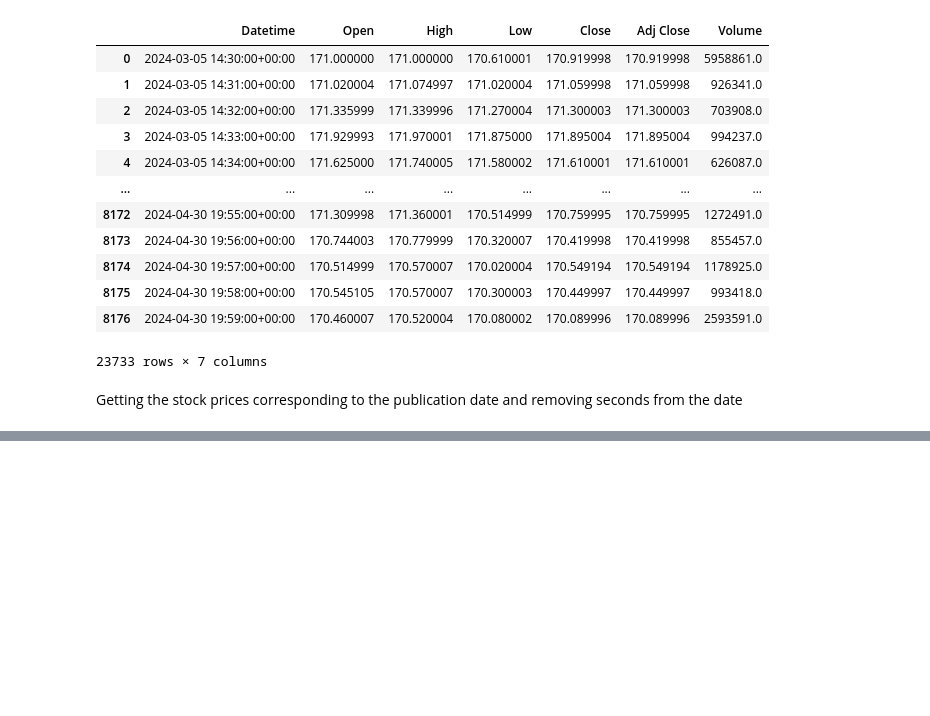
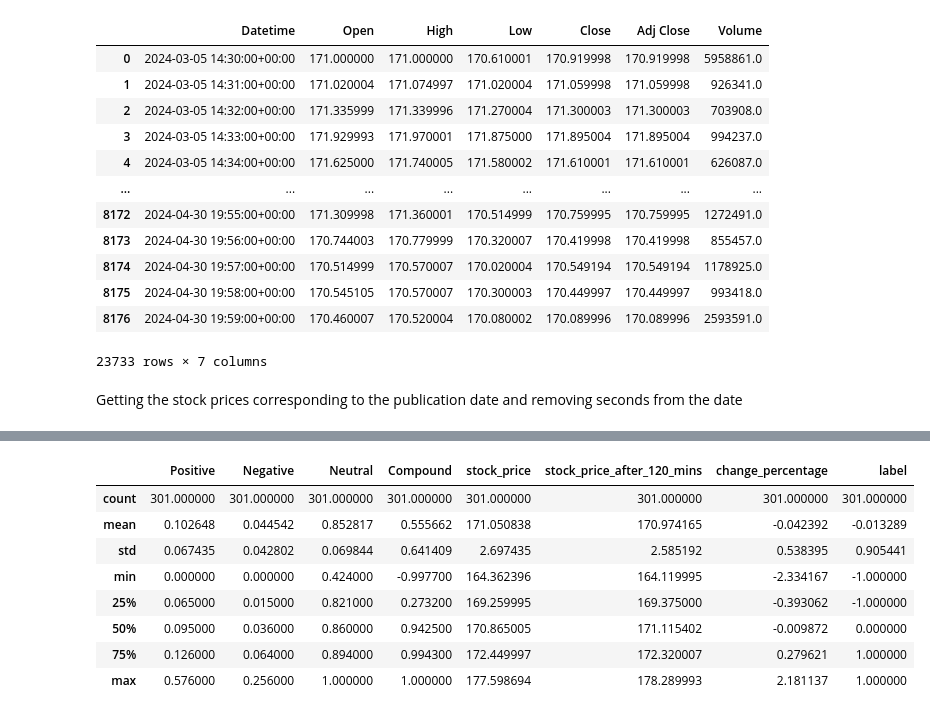
Before and after one commit to joudabihaidar/MarketMind, a Jupyter notebook: notebooks/labeling.ipynb, the cells around one changed output, grey strips where cells are left out. Drawn from its saved outputs; the diff is of its cells as text; code cells hidden in the pictures; blank space fills up the shorter version.

```diff
--- a/notebooks/labeling.ipynb
+++ b/notebooks/labeling.ipynb
@@ -320,0 +329,12 @@ after_1_day.to_csv(r'..\data\stockPrices\stock_prices_after_1_day.csv',index=Fal
+# %%
+after_6_hours.describe()
+# %% [output]
+|  | Positive | Negative | Neutral | Compound | stock_price | stock_price_after_120_mins | change_percentage | label |
+| count | 301.000000 | 301.000000 | 301.000000 | 301.000000 | 301.000000 | 301.000000 | 301.000000 | 301.000000 |
+| mean | 0.102648 | 0.044542 | 0.852817 | 0.555662 | 171.050838 | 170.974165 | -0.042392 | -0.013289 |
+| std | 0.067435 | 0.042802 | 0.069844 | 0.641409 | 2.697435 | 2.585192 | 0.538395 | 0.905441 |
+| min | 0.000000 | 0.000000 | 0.424000 | -0.997700 | 164.362396 | 164.119995 | -2.334167 | -1.000000 |
+| 25% | 0.065000 | 0.015000 | 0.821000 | 0.273200 | 169.259995 | 169.375000 | -0.393062 | -1.000000 |
+| 50% | 0.095000 | 0.036000 | 0.860000 | 0.942500 | 170.865005 | 171.115402 | -0.009872 | 0.000000 |
+| 75% | 0.126000 | 0.064000 | 0.894000 | 0.994300 | 172.449997 | 172.320007 | 0.279621 | 1.000000 |
+| max | 0.576000 | 0.256000 | 1.000000 | 1.000000 | 177.598694 | 178.289993 | 2.181137 | 1.000000 |
```
Also changed, not shown: parts of 8 cells of this notebook, 4 other files.
